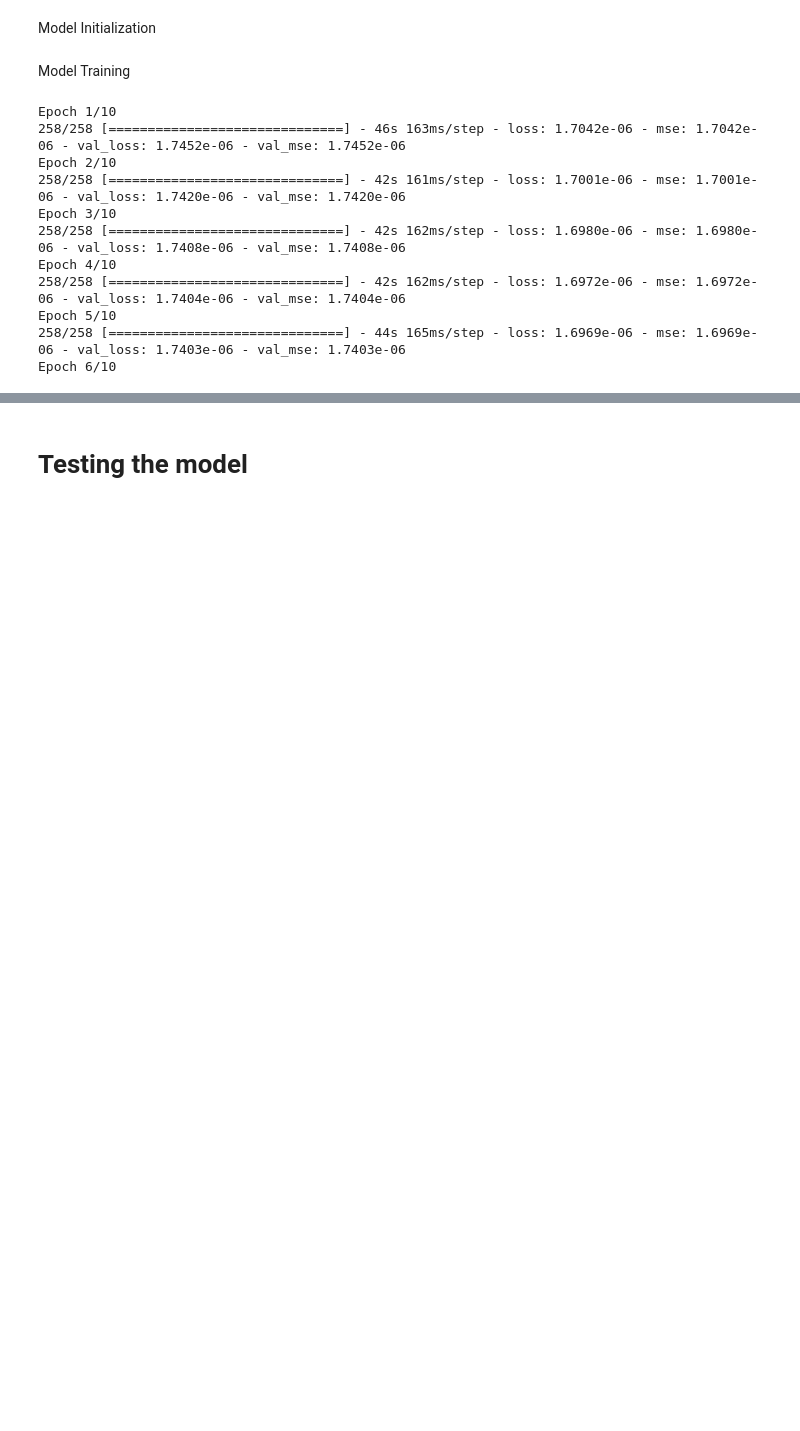
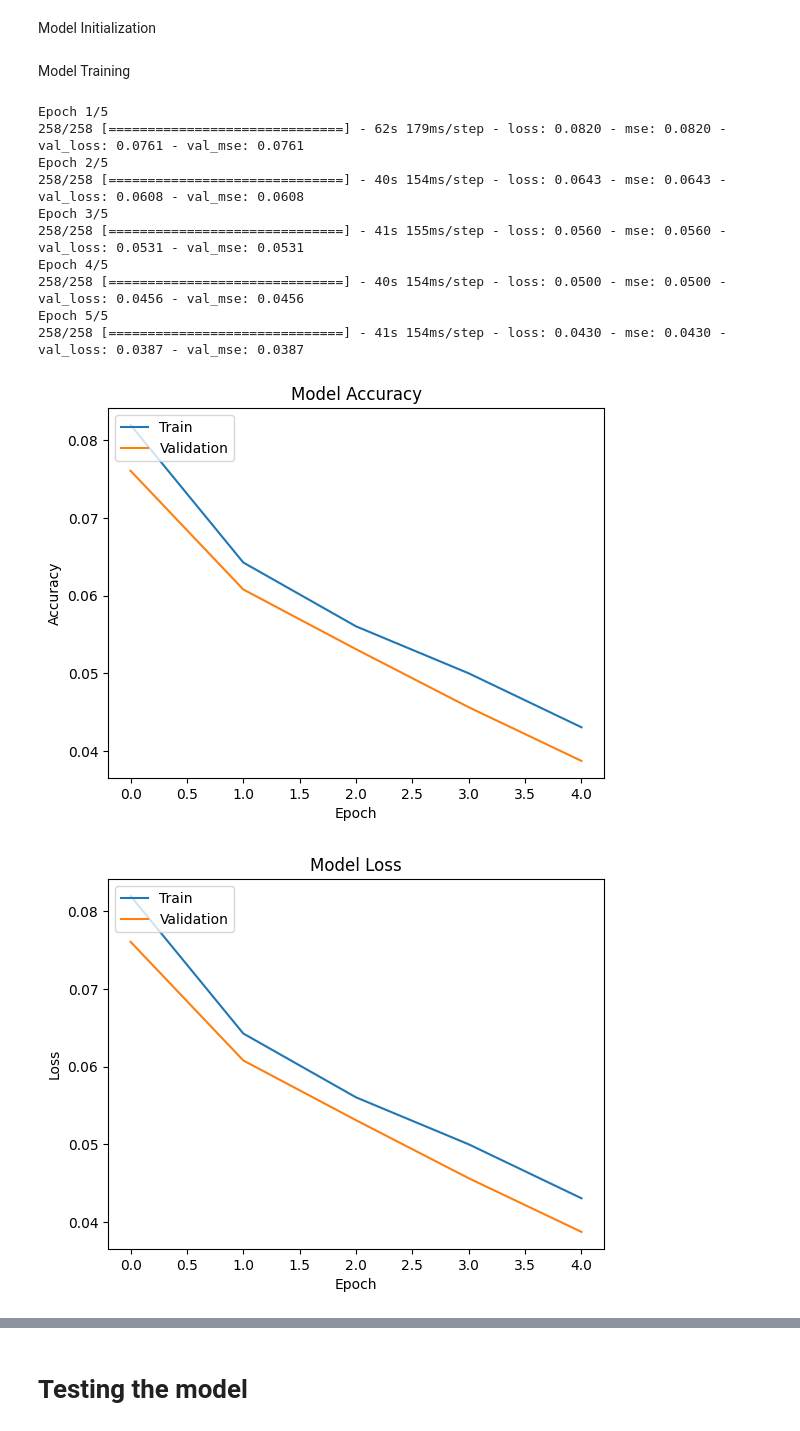
Before and after one commit to jacopoaltieri/Anatomical_landmarks_eval_CNN, a Jupyter notebook: unet_jupyter_trials.ipynb, the cells around one changed output, grey strips where cells are left out. Saved outputs shown, nothing was run; the diff lists cells and outputs as text; code cells hidden in the pictures; blank space fills up the shorter version.

```diff
--- a/unet_jupyter_trials.ipynb
+++ b/unet_jupyter_trials.ipynb
@@ -280,36 +300,52 @@ unet.compile(optimizer='adam', loss=custom_mse_loss, metrics='mse')
 # %% [markdown]
 Model Training
 # %%
-
 # Train the model
 history = unet.fit(train_images_dataset, epochs=5, validation_data=val_images_dataset)
 
 # Plot training & validation accuracy values
 plt.plot(history.history['mse'])
 plt.plot(history.history['val_mse'])
 plt.title('Model Accuracy')
 plt.ylabel('Accuracy')
 plt.xlabel('Epoch')
 plt.legend(['Train', 'Validation'], loc='upper left')
 plt.show()
+plt.savefig('acc1.png')
 
 # Plot training & validation loss values
 plt.plot(history.history['loss'])
 plt.plot(history.history['val_loss'])
 plt.title('Model Loss')
 plt.ylabel('Loss')
 plt.xlabel('Epoch')
 plt.legend(['Train', 'Validation'], loc='upper left')
 plt.show()
+plt.savefig('loss1.png')
+
+test_image = test_images_only.as_numpy_iterator().next()
+
+test_feed = tf.stack([fixed_image, test_image],-1)
+test_feed = tf.expand_dims(test_feed, axis=0)
+
+results = unet.predict(test_feed)
+predicted_image = results[0, :, :, 0]  # Extract the 2D image from the batch
+
+plt.imshow(fixed_image, cmap='gray')
+plt.imshow(predicted_image, alpha = 0.5)  # Assuming it's a grayscale image
+plt.title('Predicted Image')
+plt.axis('off')  # Optional, to hide the axis
+plt.show()
 # %% [output]
-Epoch 1/10
-258/258 [==============================] - 46s 163ms/step - loss: 1.7042e-06 - mse: 1.7042e-06 - val_loss: 1.7452e-06 - val_mse: 1.7452e-06
-Epoch 2/10
-258/258 [==============================] - 42s 161ms/step - loss: 1.7001e-06 - mse: 1.7001e-06 - val_loss: 1.7420e-06 - val_mse: 1.7420e-06
-Epoch 3/10
-258/258 [==============================] - 42s 162ms/step - loss: 1.6980e-06 - mse: 1.6980e-06 - val_loss: 1.7408e-06 - val_mse: 1.7408e-06
-Epoch 4/10
-258/258 [==============================] - 42s 162ms/step - loss: 1.6972e-06 - mse: 1.6972e-06 - val_loss: 1.7404e-06 - val_mse: 1.7404e-06
-Epoch 5/10
-258/258 [==============================] - 44s 165ms/step - loss: 1.6969e-06 - mse: 1.6969e-06 - val_loss: 1.7403e-06 - val_mse: 1.7403e-06
-Epoch 6/10
+Epoch 1/5
+258/258 [==============================] - 62s 179ms/step - loss: 0.0820 - mse: 0.0820 - val_loss: 0.0761 - val_mse: 0.0761
+Epoch 2/5
+258/258 [==============================] - 40s 154ms/step - loss: 0.0643 - mse: 0.0643 - val_loss: 0.0608 - val_mse: 0.0608
+Epoch 3/5
+258/258 [==============================] - 41s 155ms/step - loss: 0.0560 - mse: 0.0560 - val_loss: 0.0531 - val_mse: 0.0531
+Epoch 4/5
+258/258 [==============================] - 40s 154ms/step - loss: 0.0500 - mse: 0.0500 - val_loss: 0.0456 - val_mse: 0.0456
+Epoch 5/5
+258/258 [==============================] - 41s 154ms/step - loss: 0.0430 - mse: 0.0430 - val_loss: 0.0387 - val_mse: 0.0387
+[figure, added]
+[figure, added]
```
Also changed, not shown: parts of 9 cells of this notebook.
